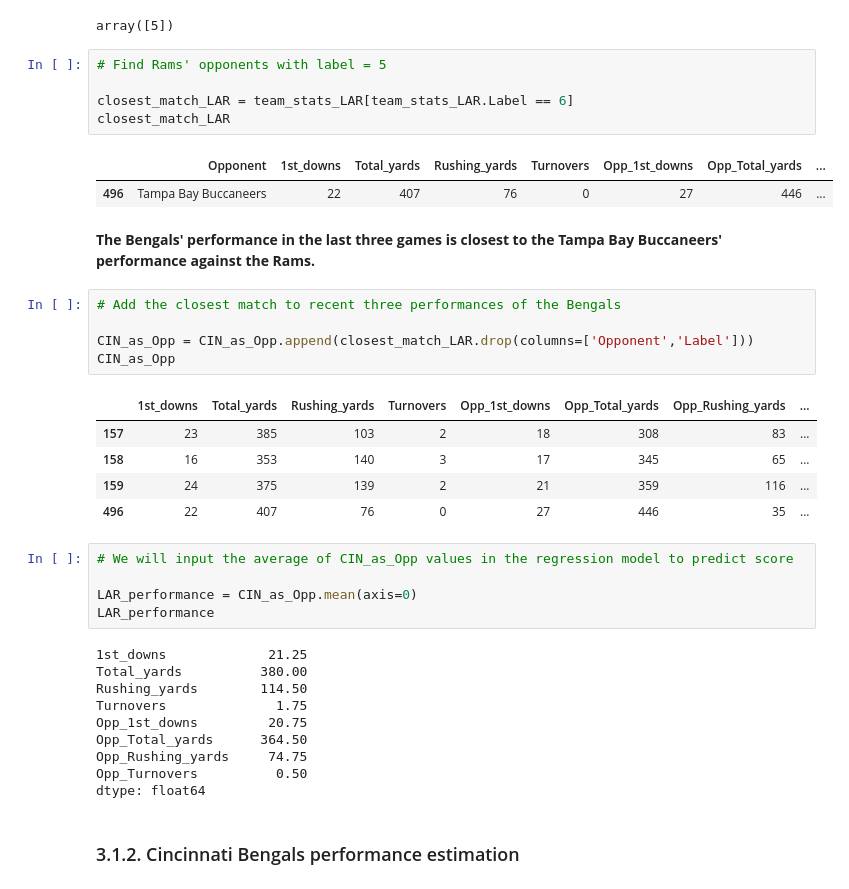
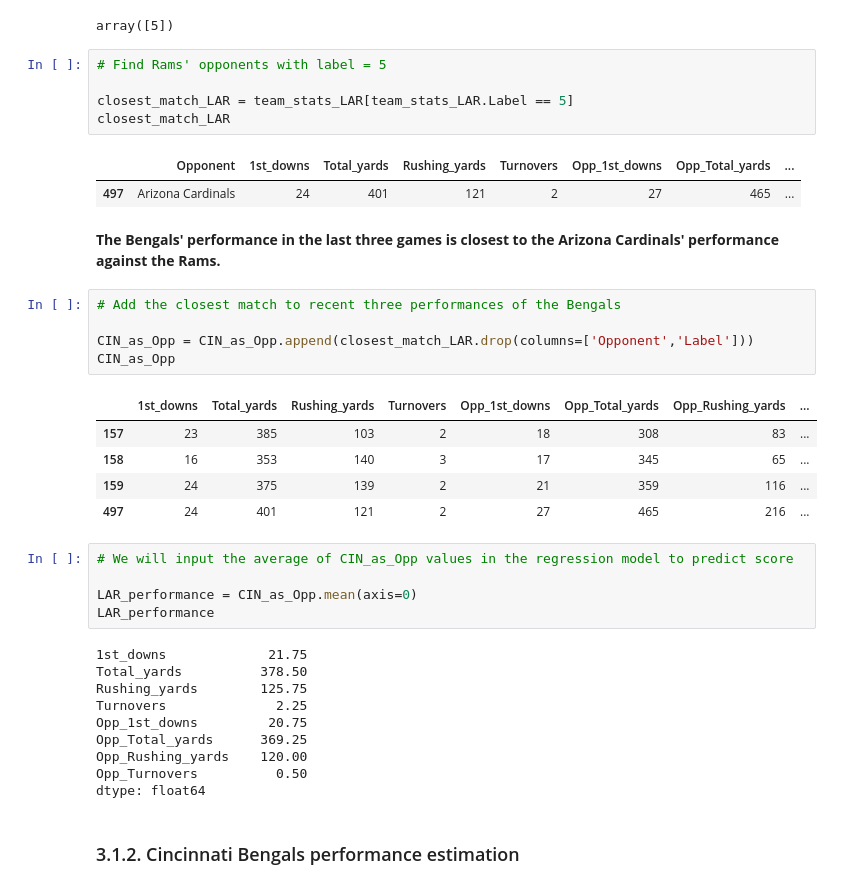
Before and after one commit to ninad22dixit/Superbowl_winner_prediction, a Jupyter notebook: Pre-processing_and_Model.ipynb, the cells around one changed output. Drawn from its saved outputs; the diff is of its cells as text.

```diff
--- a/Pre-processing_and_Model.ipynb
+++ b/Pre-processing_and_Model.ipynb
@@ -169,13 +169,13 @@ array([5])
 # %%
 # Find Rams' opponents with label = 5
 
-closest_match_LAR = team_stats_LAR[team_stats_LAR.Label == 6]
+closest_match_LAR = team_stats_LAR[team_stats_LAR.Label == 5]
 closest_match_LAR
 # %% [output]
 |  | Opponent | 1st_downs | Total_yards | Rushing_yards | Turnovers | Opp_1st_downs | Opp_Total_yards | ... |
-| 496 | Tampa Bay Buccaneers | 22 | 407 | 76 | 0 | 27 | 446 | ... |
+| 497 | Arizona Cardinals | 24 | 401 | 121 | 2 | 27 | 465 | ... |
 # %% [markdown]
-**The Bengals' performance in the last three games is closest to the Tampa Bay Buccaneers' performance against the Rams.**
+**The Bengals' performance in the last three games is closest to the Arizona Cardinals' performance against the Rams.**
 # %%
 # Add the closest match to recent three performances of the Bengals
 
@@ -186,20 +186,20 @@ CIN_as_Opp
 | 157 | 23 | 385 | 103 | 2 | 18 | 308 | 83 | ... |
 | 158 | 16 | 353 | 140 | 3 | 17 | 345 | 65 | ... |
 | 159 | 24 | 375 | 139 | 2 | 21 | 359 | 116 | ... |
-| 496 | 22 | 407 | 76 | 0 | 27 | 446 | 35 | ... |
+| 497 | 24 | 401 | 121 | 2 | 27 | 465 | 216 | ... |
 # %%
 # We will input the average of CIN_as_Opp values in the regression model to predict score
 
 LAR_performance = CIN_as_Opp.mean(axis=0)
 LAR_performance
 # %% [output]
-1st_downs             21.25
-Total_yards          380.00
-Rushing_yards        114.50
-Turnovers              1.75
+1st_downs             21.75
+Total_yards          378.50
+Rushing_yards        125.75
+Turnovers              2.25
 Opp_1st_downs         20.75
-Opp_Total_yards      364.50
-Opp_Rushing_yards     74.75
+Opp_Total_yards      369.25
+Opp_Rushing_yards    120.00
 Opp_Turnovers          0.50
 dtype: float64
 # %% [markdown]
```
Also changed, not shown: parts of 12 cells of this notebook.
